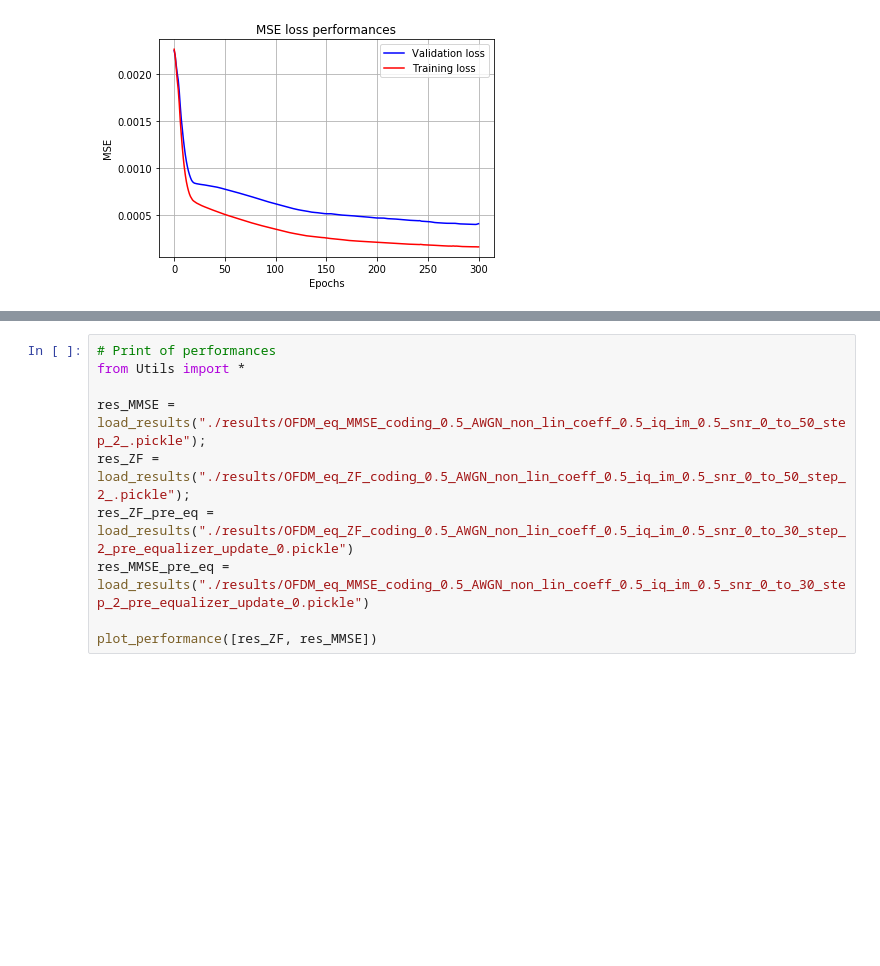
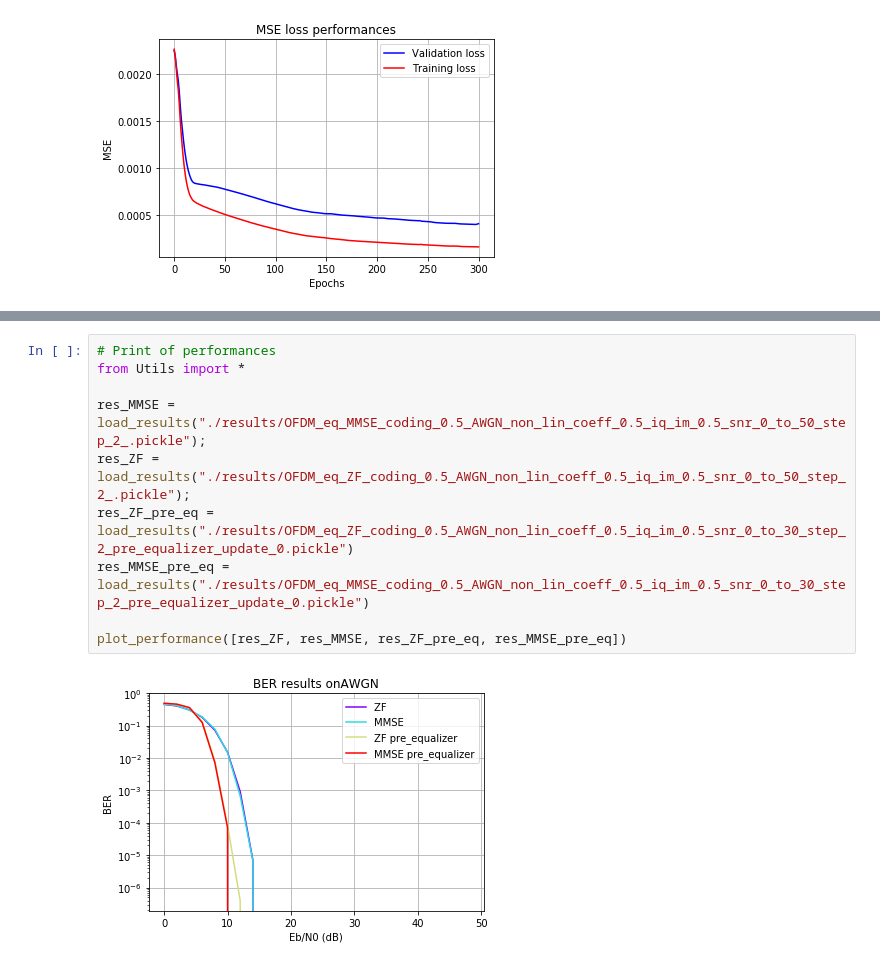
Before and after one commit to EricSoubigou/Deep-Net-Pre-Equalizer, a Jupyter notebook: online_label_recovery.ipynb, the cells around one changed output, grey strips where cells are left out. Saved outputs shown, nothing was run; the diff lists cells and outputs as text; blank space fills up the shorter version.

```diff
--- a/online_label_recovery.ipynb
+++ b/online_label_recovery.ipynb
@@ -275,10 +279,12 @@ At  26.0  % , BER =  0.007994791666666667 , FER =  0.6666666666666666  for  Eb/N
 # %%
 # Print of performances
 from Utils import *
 
 res_MMSE = load_results("./results/OFDM_eq_MMSE_coding_0.5_AWGN_non_lin_coeff_0.5_iq_im_0.5_snr_0_to_50_step_2_.pickle");
 res_ZF = load_results("./results/OFDM_eq_ZF_coding_0.5_AWGN_non_lin_coeff_0.5_iq_im_0.5_snr_0_to_50_step_2_.pickle");
 res_ZF_pre_eq = load_results("./results/OFDM_eq_ZF_coding_0.5_AWGN_non_lin_coeff_0.5_iq_im_0.5_snr_0_to_30_step_2_pre_equalizer_update_0.pickle")
 res_MMSE_pre_eq = load_results("./results/OFDM_eq_MMSE_coding_0.5_AWGN_non_lin_coeff_0.5_iq_im_0.5_snr_0_to_30_step_2_pre_equalizer_update_0.pickle")
 
-plot_performance([res_ZF, res_MMSE])
+plot_performance([res_ZF, res_MMSE, res_ZF_pre_eq, res_MMSE_pre_eq])
+# %% [output]
+[figure, added]
```
Also changed, not shown: parts of 3 cells of this notebook, 1 other file.
